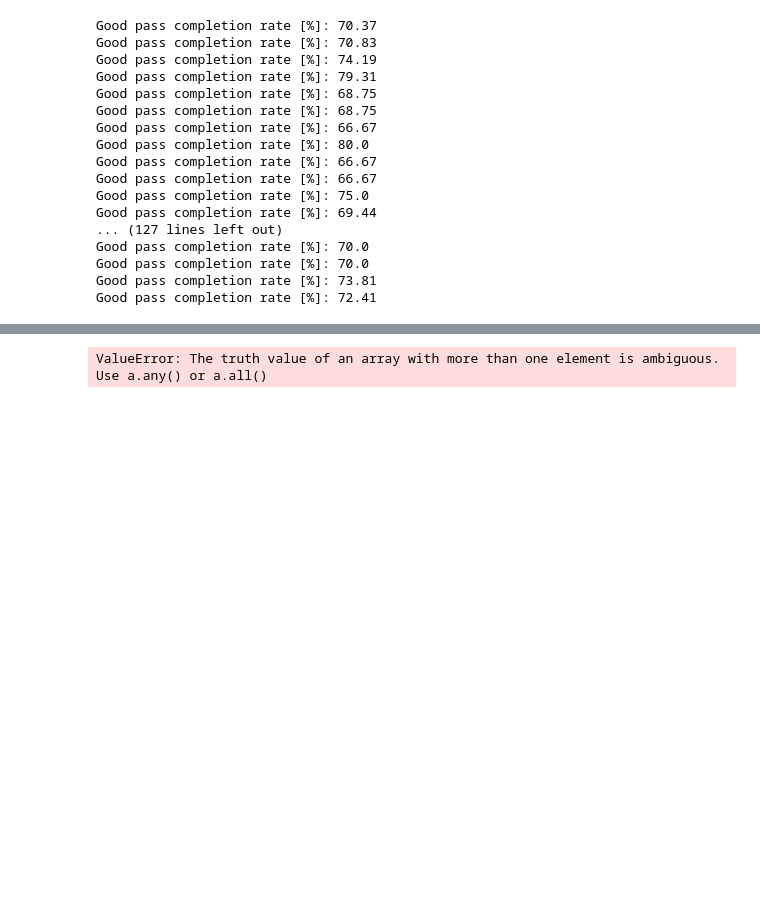
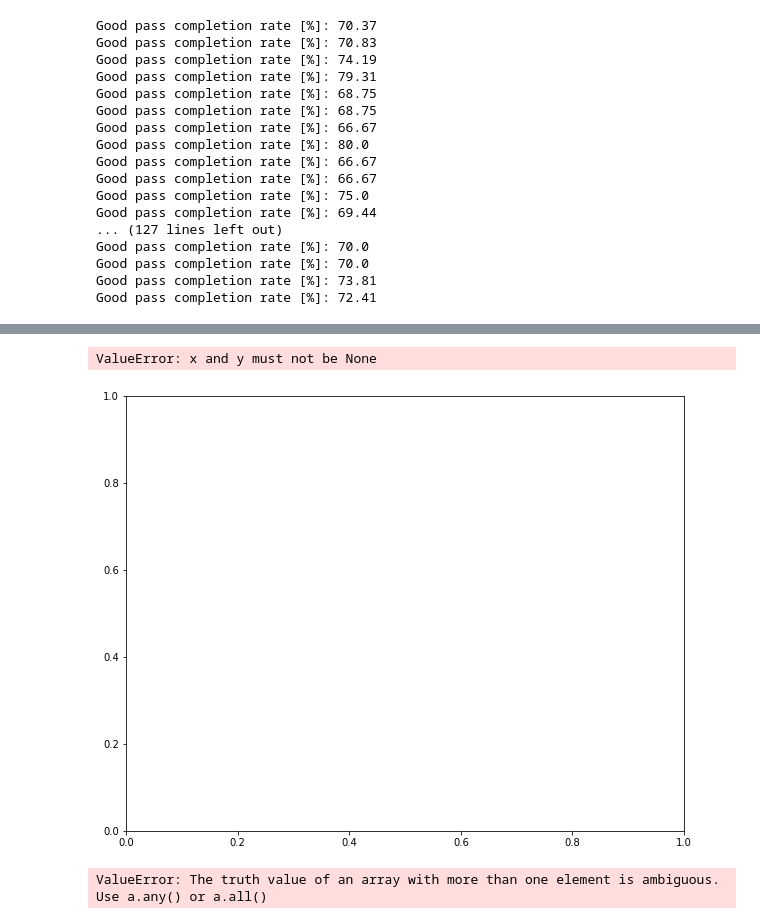
Before and after one commit to valpomet330-FA18/final-project-hbricca, a Jupyter notebook: Peyton_Manning.ipynb, the cells around one changed output, grey strips where cells are left out. Saved outputs shown, nothing was run; the diff lists cells and outputs as text; code cells hidden in the pictures; blank space fills up the shorter version.

Commit message:
Saved off variables so that we can begin plotting on graphs to find a correlation.

```diff
--- a/Peyton_Manning.ipynb
+++ b/Peyton_Manning.ipynb
@@ -166,9 +168,11 @@ def cold_days(temp):
 
     '''
 temp = temps.Temperatures.values
-for i in range(293):
-    if (temp[i] < 60):
-        print('Cold days:', temp[i])
+for l in range(293):
+    if (temp[l] < 60):
+        print('Cold days:', temp[l])
+# Now saving it off to a variable so we can use it below in graph.
+cold = temp[l]
 # %% [output]
 Cold days: 47
 Cold days: 58
@@ -200,6 +204,9 @@ print(ave_pass)
 for j in range(293):
     if (passes[j] >= ave_pass):
         print('Good pass completion rate [%]:', passes[j])
+
+# Saving it off to a variable so we can plot it on a graph below.
+good_pass = passes[j]
 # %% [output]
 Good pass completion rate [%]: 70.37
 Good pass completion rate [%]: 70.83
@@ -221,3 +255,18 @@ Good pass completion rate [%]: 72.41
+# %%
+# Now we are going to plot more data using the above calculations of warm days, cold days, good percentage
+# and bad percentage rates.
+import matplotlib.pyplot as plt
+plt.figure(1, figsize = (10,8))
+
+plt.plot(warm_days(temp[i]),good_pass, color = 'green')
+#plt.axis([0, 11, 30, 65])
+plt.xlabel('Warm days in [F]')
+plt.ylabel('Pass Completion Rate[%]')
+#plt.savefig('pyplot_test_image.png', dpi=150)
+plt.show()
+# %% [output]
+ValueError: x and y must not be None
+[figure, added]
 # %%
 # Finding the times where he completed passes and the temperatures were warm
 
```
Also changed, not shown: parts of 2 cells of this notebook.
